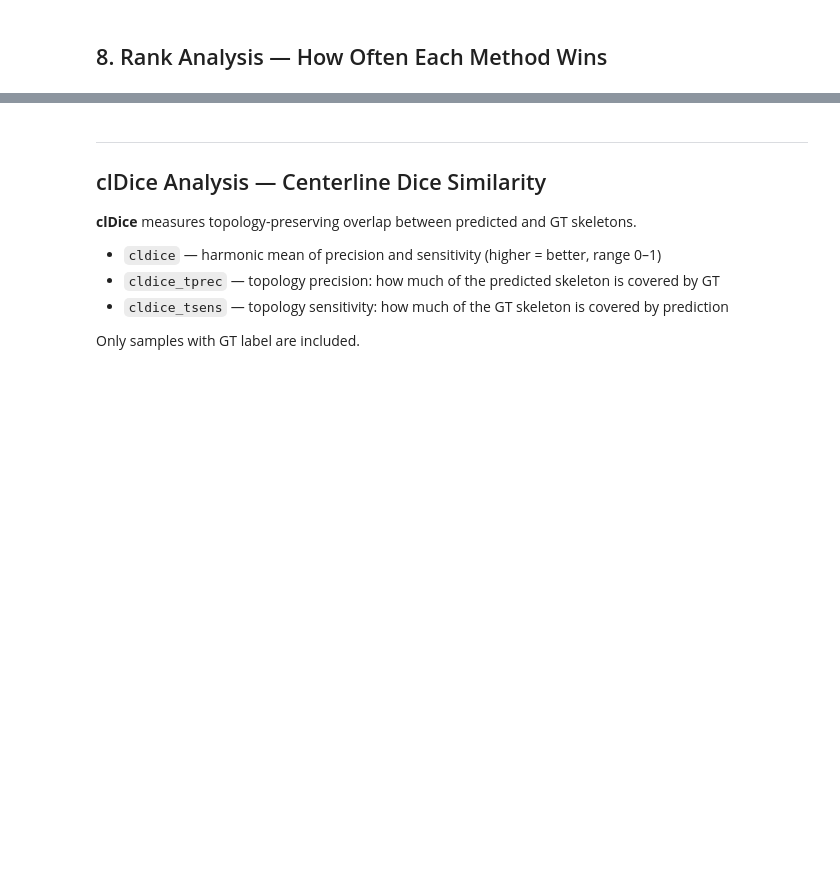
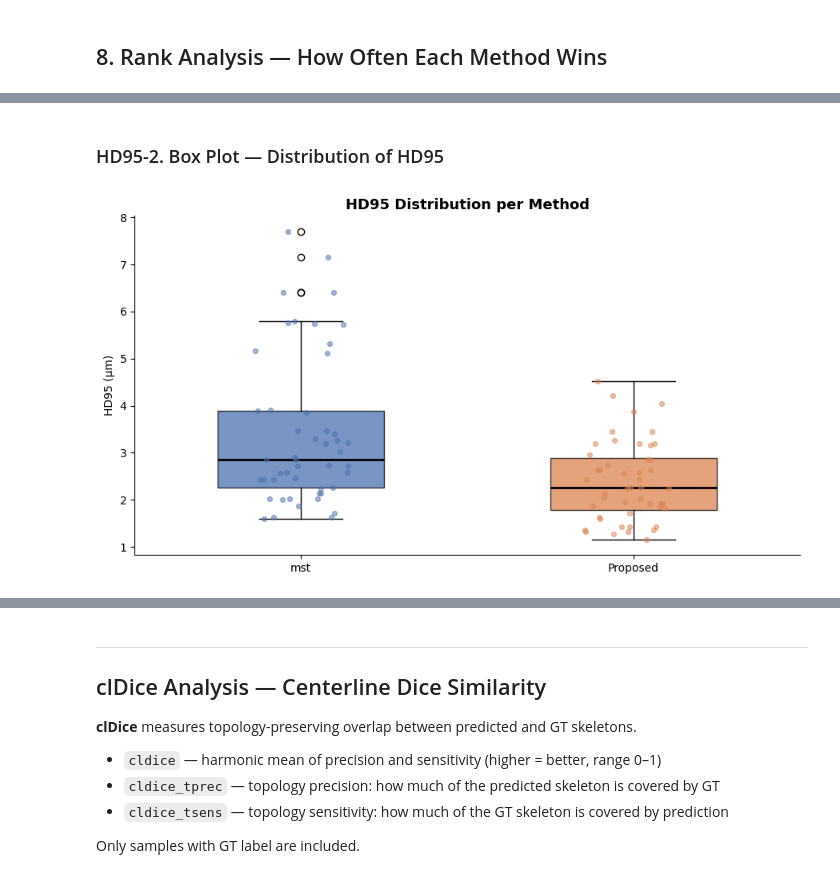
Before and after one commit to Ponywen0819/ienf_q, a Jupyter notebook: notebooks/compare_methods.ipynb, the cells around one changed output, grey strips where cells are left out. Saved outputs shown, nothing was run; the diff lists cells and outputs as text; code cells hidden in the pictures; blank space fills up the shorter version.

```diff
--- a/notebooks/compare_methods.ipynb
+++ b/notebooks/compare_methods.ipynb
@@ -341,0 +411,30 @@ Pure MST    1.895833
+# %% [markdown]
+### HD95-2. Box Plot — Distribution of HD95
+# %%
+if not df_hd95.empty:
+    fig, ax = plt.subplots(figsize=(9, 5))
+
+    plot_data = [df_hd95[df_hd95["method"] == m]["hd95_um"].dropna().values for m in hd95_methods]
+    bp = ax.boxplot(plot_data, patch_artist=True, notch=False, widths=0.5,
+                    medianprops=dict(color="black", linewidth=2))
+
+    for patch, method in zip(bp["boxes"], hd95_methods):
+        patch.set_facecolor(COLORS[method])
+        patch.set_alpha(0.75)
+
+    rng = np.random.default_rng(42)
+    for i, (vals, method) in enumerate(zip(plot_data, hd95_methods), start=1):
+        jitter = rng.uniform(-0.15, 0.15, size=len(vals))
+        ax.scatter(np.full(len(vals), i) + jitter, vals,
+                   color=COLORS[method], alpha=0.5, s=18, zorder=3)
+
+    ax.set_xticks(range(1, len(hd95_methods) + 1))
+    ax.set_xticklabels(hd95_methods, fontsize=10)
+    ax.set_ylabel("HD95 (μm)")
+    ax.set_title("HD95 Distribution per Method", fontsize=13, fontweight="bold")
+    ax.spines["top"].set_visible(False)
+    ax.spines["right"].set_visible(False)
+    plt.tight_layout()
+    plt.show()
+# %% [output]
+[figure, added]
```
Also changed, not shown: parts of 30 cells of this notebook, 39 other files.
